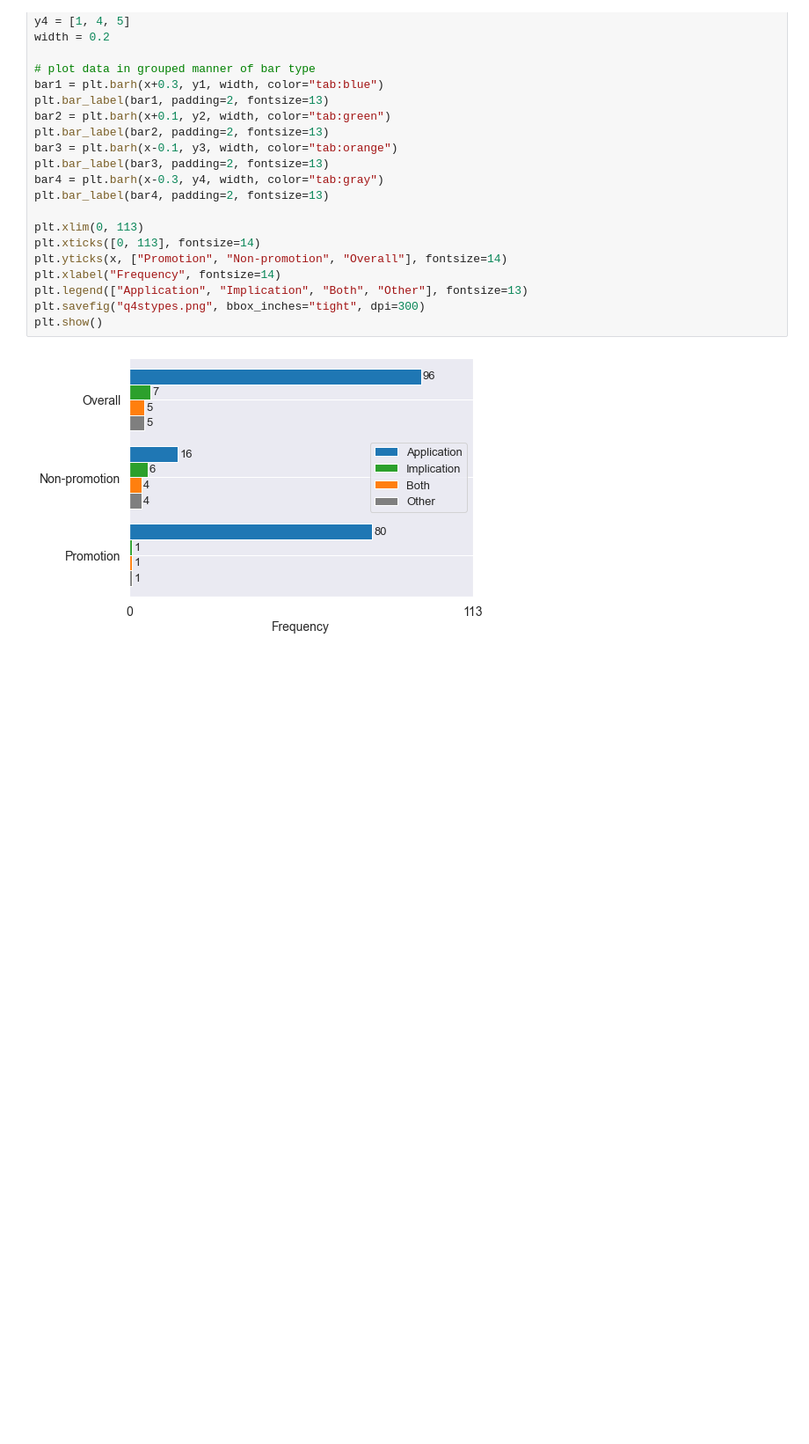
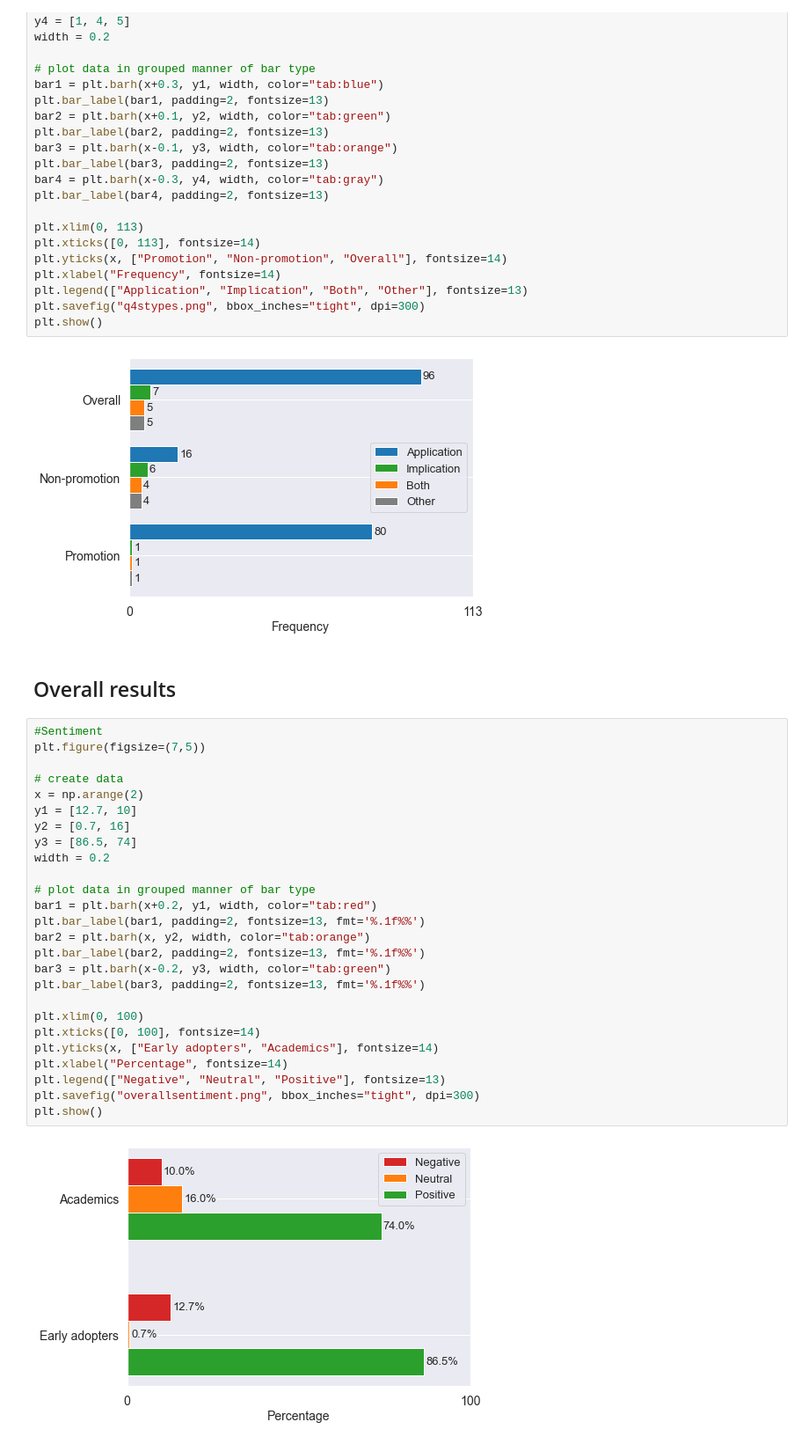
Before and after one commit to rwsvu/thesis, a Jupyter notebook: Results.ipynb, the cells around one changed output. Shown at 88% size. Cells and saved outputs as stored; diff of their text form; blank space fills up the shorter version.

```diff
--- a/Results.ipynb
+++ b/Results.ipynb
@@ -343,3 +343,33 @@ plt.savefig("q4stypes.png", bbox_inches="tight", dpi=300)
 plt.show()
 # %% [output]
 [figure]
+# %% [markdown]
+## Overall results
+# %%
+#Sentiment
+plt.figure(figsize=(7,5))
+
+# create data
+x = np.arange(2)
+y1 = [12.7, 10]
+y2 = [0.7, 16]
+y3 = [86.5, 74]
+width = 0.2
+
+# plot data in grouped manner of bar type
+bar1 = plt.barh(x+0.2, y1, width, color="tab:red")
+plt.bar_label(bar1, padding=2, fontsize=13, fmt='%.1f%%')
+bar2 = plt.barh(x, y2, width, color="tab:orange")
+plt.bar_label(bar2, padding=2, fontsize=13, fmt='%.1f%%')
+bar3 = plt.barh(x-0.2, y3, width, color="tab:green")
+plt.bar_label(bar3, padding=2, fontsize=13, fmt='%.1f%%')
+
+plt.xlim(0, 100)
+plt.xticks([0, 100], fontsize=14)
+plt.yticks(x, ["Early adopters", "Academics"], fontsize=14)
+plt.xlabel("Percentage", fontsize=14)
+plt.legend(["Negative", "Neutral", "Positive"], fontsize=13)
+plt.savefig("overallsentiment.png", bbox_inches="tight", dpi=300)
+plt.show()
+# %% [output]
+[figure, added]
```
Also changed, not shown: parts of 1 cell of this notebook.
